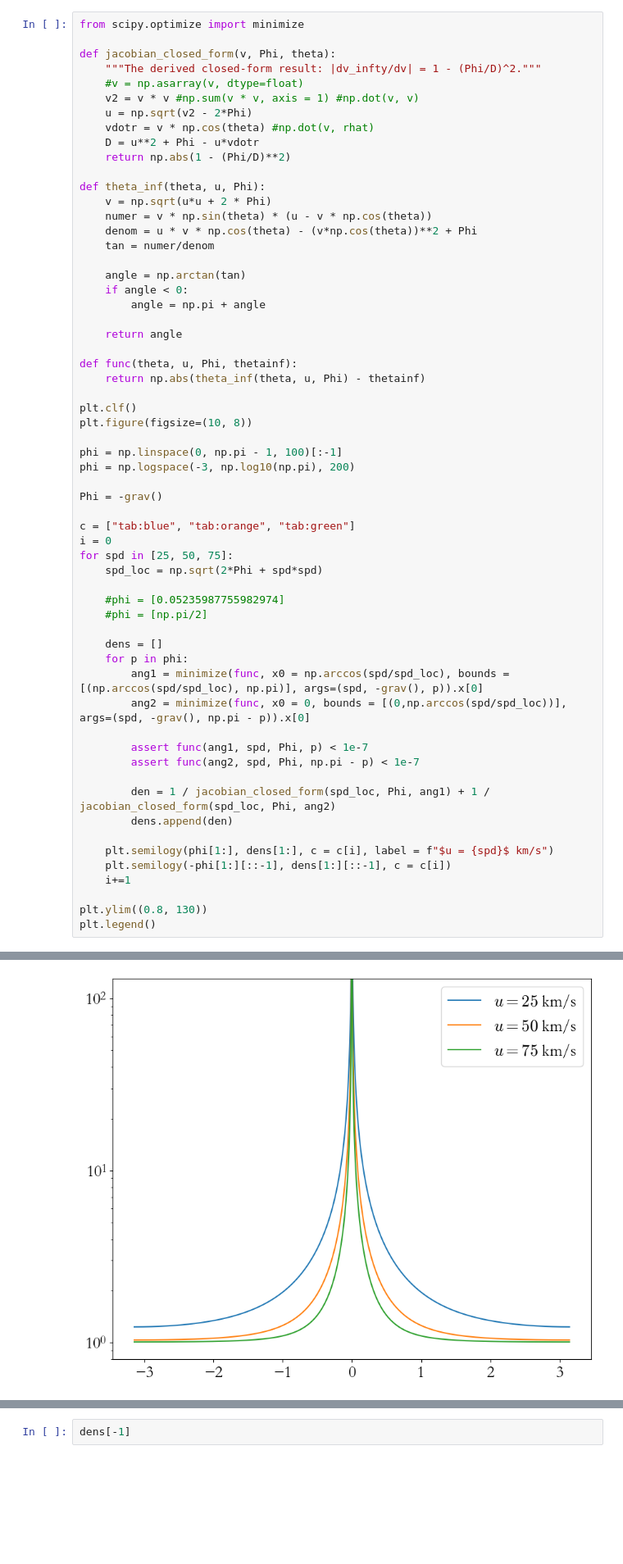
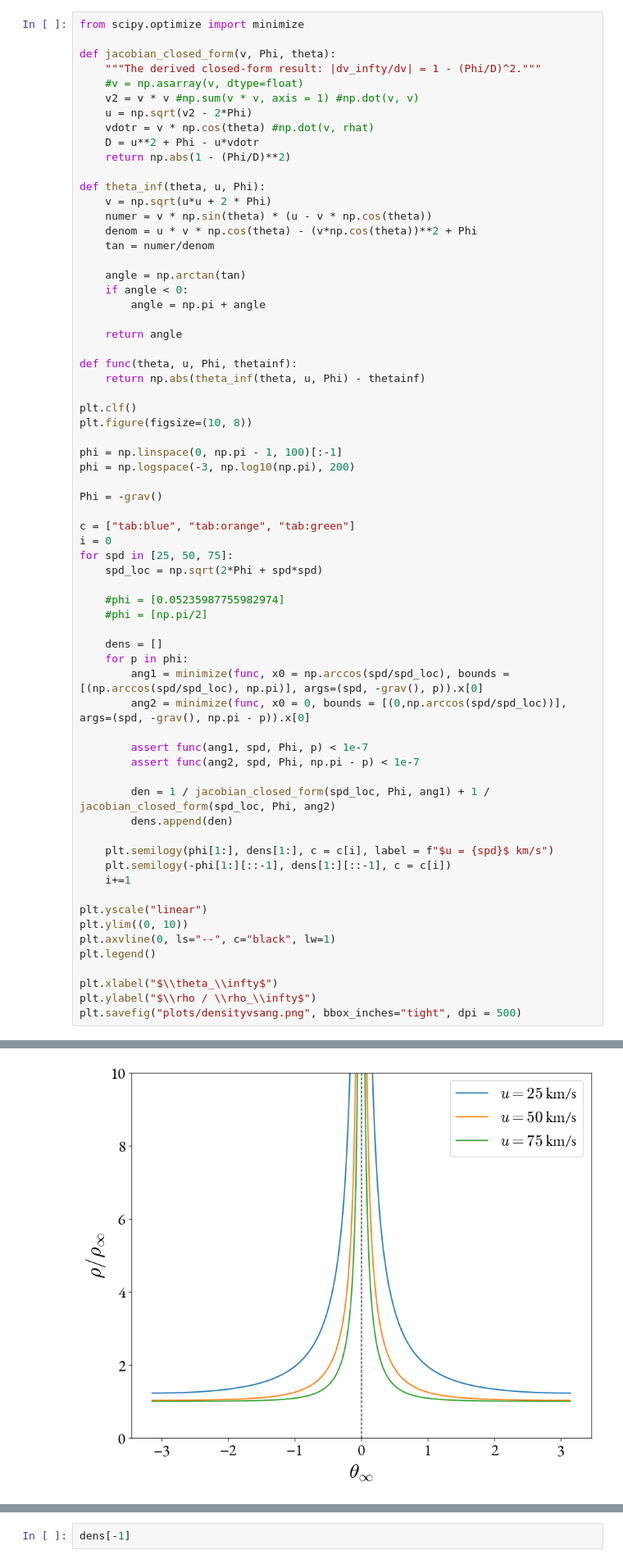
Before and after one commit to shauryagarg145/dark-matter-waves, a Jupyter notebook: jacobian.ipynb, the cells around one changed output, grey strips where cells are left out. Shown at 82% size. Saved outputs shown, nothing was run; the diff lists cells and outputs as text; blank space fills up the shorter version.

Commit message:
FInally made plots for total density enhancements.

```diff
--- a/jacobian.ipynb
+++ b/jacobian.ipynb
@@ -313,6 +313,12 @@ for spd in [25, 50, 75]:
     plt.semilogy(-phi[1:][::-1], dens[1:][::-1], c = c[i])
     i+=1
 
-plt.ylim((0.8, 130))
+plt.yscale("linear")
+plt.ylim((0, 10))
+plt.axvline(0, ls="--", c="black", lw=1)
 plt.legend()
+
+plt.xlabel("$\\theta_\\infty$")
+plt.ylabel("$\\rho / \\rho_\\infty$")
+plt.savefig("plots/densityvsang.png", bbox_inches="tight", dpi = 500)
 # %% [output]
@@ -321,2 +326,2 @@ plt.legend()
-[figure, old version]
+[figure, new version]
 # %%
```
Also changed, not shown: parts of 8 cells of this notebook, 3 other files.
